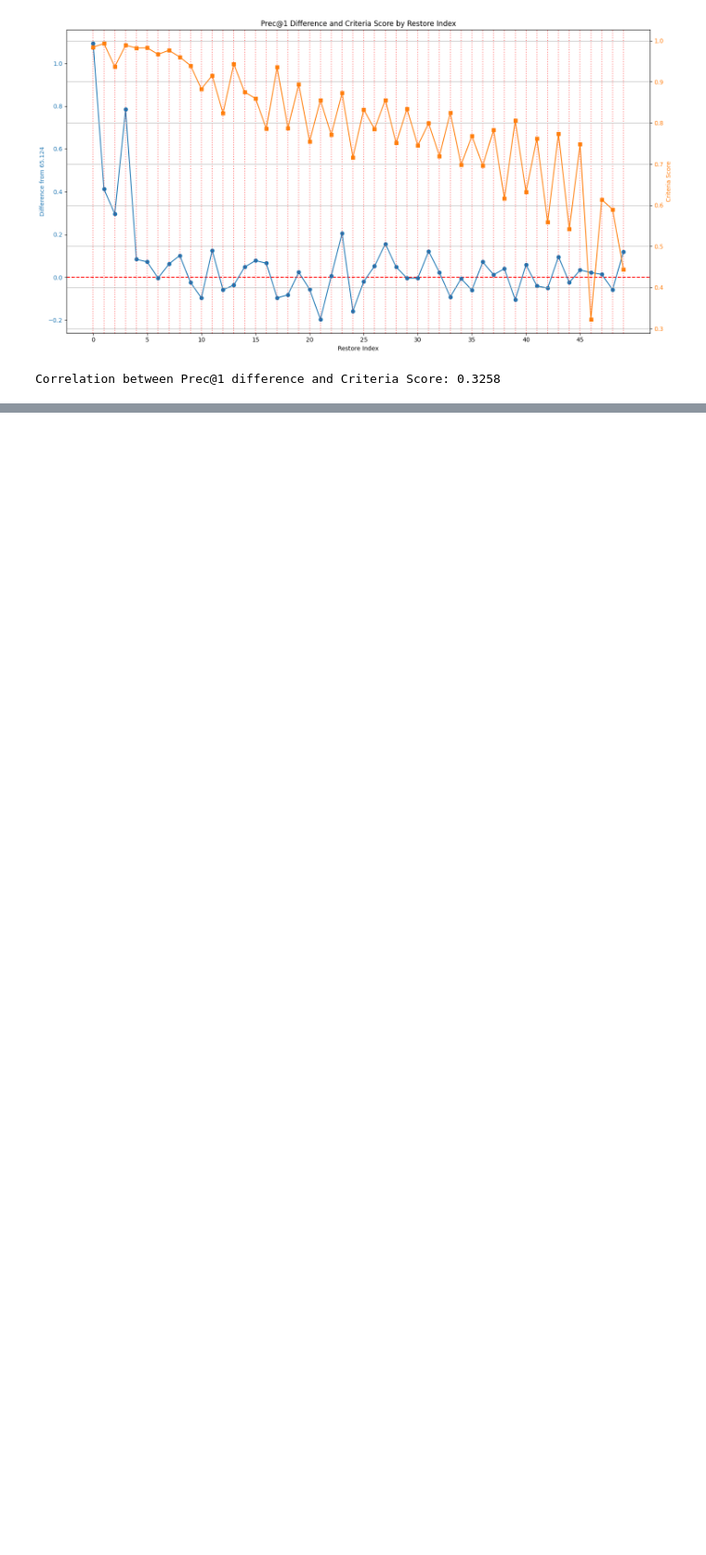
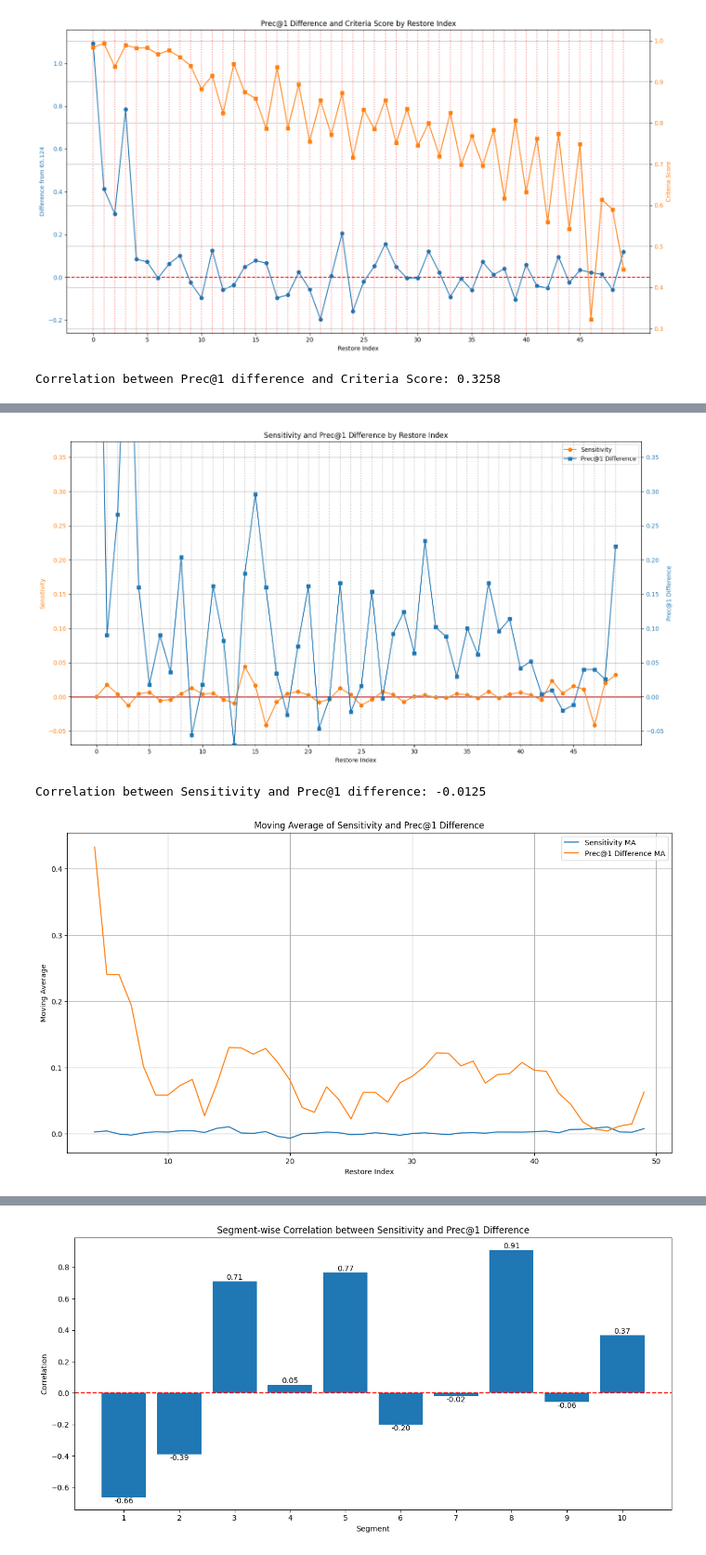
Before and after one commit to LeSN-Lab/diff-ViT, a Jupyter notebook: layerwise_restore_plot.ipynb, the cells around one changed output, grey strips where cells are left out. Shown at 93% size. Drawn from its saved outputs; the diff is of its cells as text; code cells hidden in the pictures; blank space fills up the shorter version.

```diff
--- a/layerwise_restore_plot.ipynb
+++ b/layerwise_restore_plot.ipynb
@@ -434,0 +657,77 @@ Overall correlation between Sensitivity and Prec@1 difference: -0.0284
+# %%
+int4_int8_data = """
+ * Restore Index: 0, Prec@1 66.104 Prec@5 87.540 Time 60.280
+ * Restore Index: 1, Prec@1 65.214 Prec@5 86.842 Time 60.411
+ * Restore Index: 2, Prec@1 65.390 Prec@5 86.874 Time 60.082
+ * Restore Index: 3, Prec@1 65.790 Prec@5 87.112 Time 59.677
+ * Restore Index: 4, Prec@1 65.284 Prec@5 86.864 Time 60.350
+ * Restore Index: 5, Prec@1 65.142 Prec@5 86.800 Time 60.146
+ * Restore Index: 6, Prec@1 65.214 Prec@5 86.662 Time 60.139
+ * Restore Index: 7, Prec@1 65.160 Prec@5 86.730 Time 60.398
+ * Restore Index: 8, Prec@1 65.328 Prec@5 86.722 Time 60.337
+ * Restore Index: 9, Prec@1 65.068 Prec@5 86.612 Time 60.197
+ * Restore Index: 10, Prec@1 65.142 Prec@5 86.624 Time 60.140
+ * Restore Index: 11, Prec@1 65.286 Prec@5 86.668 Time 60.058
+ * Restore Index: 12, Prec@1 65.206 Prec@5 86.734 Time 59.911
+ * Restore Index: 13, Prec@1 65.054 Prec@5 86.620 Time 68.079
+ * Restore Index: 14, Prec@1 65.304 Prec@5 86.554 Time 75.561
+ * Restore Index: 15, Prec@1 65.420 Prec@5 86.788 Time 75.465
+ * Restore Index: 16, Prec@1 65.284 Prec@5 86.776 Time 75.614
+ * Restore Index: 17, Prec@1 65.158 Prec@5 86.668 Time 75.442
+ * Restore Index: 18, Prec@1 65.098 Prec@5 86.628 Time 75.753
+ * Restore Index: 19, Prec@1 65.198 Prec@5 86.752 Time 75.424
+ * Restore Index: 20, Prec@1 65.286 Prec@5 86.574 Time 75.629
+ * Restore Index: 21, Prec@1 65.078 Prec@5 86.678 Time 75.582
+ * Restore Index: 22, Prec@1 65.122 Prec@5 86.638 Time 75.473
+ * Restore Index: 23, Prec@1 65.290 Prec@5 86.768 Time 74.873
+ * Restore Index: 24, Prec@1 65.102 Prec@5 86.616 Time 75.452
+ * Restore Index: 25, Prec@1 65.140 Prec@5 86.598 Time 74.926
+ * Restore Index: 26, Prec@1 65.278 Prec@5 86.618 Time 70.411
+ * Restore Index: 27, Prec@1 65.122 Prec@5 86.738 Time 59.975
+ * Restore Index: 28, Prec@1 65.216 Prec@5 86.700 Time 60.149
+ * Restore Index: 29, Prec@1 65.248 Prec@5 86.670 Time 60.071
+ * Restore Index: 30, Prec@1 65.188 Prec@5 86.614 Time 60.122
+ * Restore Index: 31, Prec@1 65.352 Prec@5 86.784 Time 60.221
+ * Restore Index: 32, Prec@1 65.226 Prec@5 86.616 Time 60.122
+ * Restore Index: 33, Prec@1 65.212 Prec@5 86.674 Time 60.079
+ * Restore Index: 34, Prec@1 65.154 Prec@5 86.638 Time 59.621
+ * Restore Index: 35, Prec@1 65.224 Prec@5 86.748 Time 60.067
+ * Restore Index: 36, Prec@1 65.186 Prec@5 86.624 Time 59.537
+ * Restore Index: 37, Prec@1 65.290 Prec@5 86.658 Time 60.165
+ * Restore Index: 38, Prec@1 65.220 Prec@5 86.604 Time 86.702
+ * Restore Index: 39, Prec@1 65.238 Prec@5 86.616 Time 104.054
+ * Restore Index: 40, Prec@1 65.166 Prec@5 86.604 Time 106.656
+ * Restore Index: 41, Prec@1 65.176 Prec@5 86.598 Time 104.194
+ * Restore Index: 42, Prec@1 65.128 Prec@5 86.612 Time 104.263
+ * Restore Index: 43, Prec@1 65.134 Prec@5 86.638 Time 104.491
+ * Restore Index: 44, Prec@1 65.104 Prec@5 86.552 Time 106.230
+ * Restore Index: 45, Prec@1 65.112 Prec@5 86.594 Time 107.965
+ * Restore Index: 46, Prec@1 65.164 Prec@5 86.596 Time 104.379
+ * Restore Index: 47, Prec@1 65.164 Prec@5 86.654 Time 104.393
+ * Restore Index: 48, Prec@1 65.150 Prec@5 86.636 Time 104.710
+ * Restore Index: 49, Prec@1 65.344 Prec@5 86.692 Time 107.282
+"""
+
+all_int4_baseline = 65.124
+
+import os, pickle
+
+file_path = os.path.join('/home/jieungkim/quantctr/diff-ViT/ddv_cka_score/cka_with_adversarial_not_quantized_int8_model_test/cka_with_adversarial_not_quantized_int8_model_test_heatmap.pkl')
+
+# 파일을 읽고 내용을 불러옵니다.
+with open(file_path, 'rb') as file:
+    heatmap_data = pickle.load(file)
+
+# NumPy 배열로 변환 (이미 NumPy 배열이 아닌 경우)
+if not isinstance(heatmap_data, np.ndarray):
+    heatmap_data = np.array(heatmap_data)
+
+# 대각 성분 추출
+not_int8_diagonal_elements = np.diag(heatmap_data)
+
+
+plotCkaAndRestoreation(int4_int8_data, not_int8_diagonal_elements, all_int4_baseline, num_segments = 10)
+# %% [output]
+[figure, added]
+Correlation between Sensitivity and Prec@1 difference: -0.0125
+[figure, added]
@@ -434,0 +748 @@ Overall correlation between Sensitivity and Prec@1 difference: -0.0284
+[figure, added]
```
Also changed, not shown: parts of 21 cells of this notebook.
